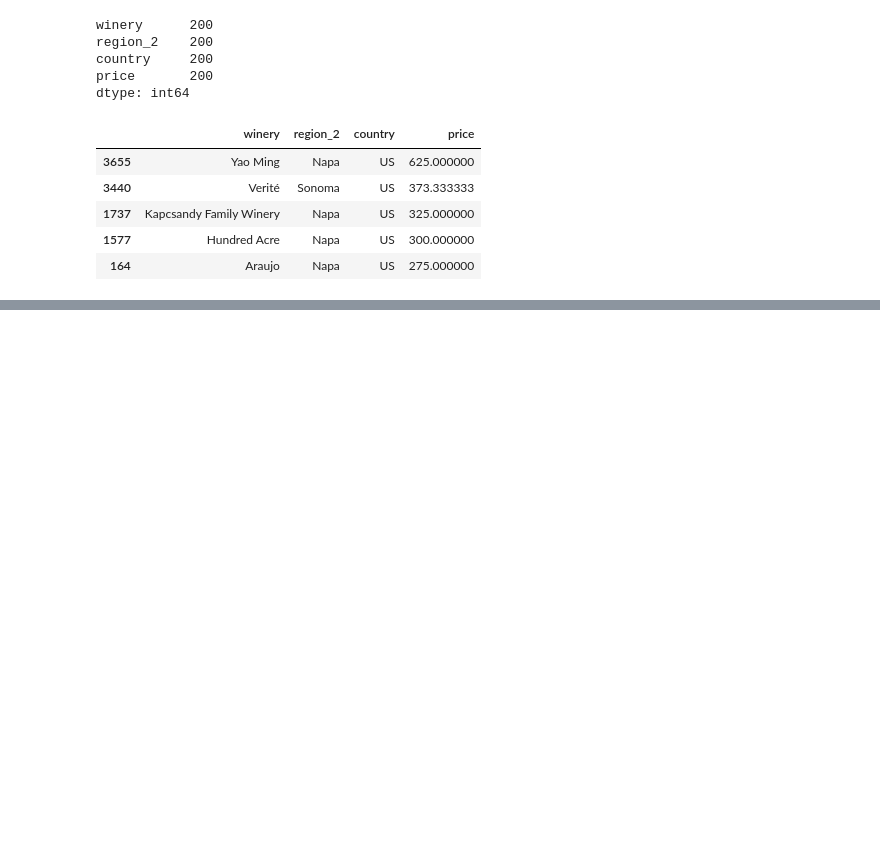
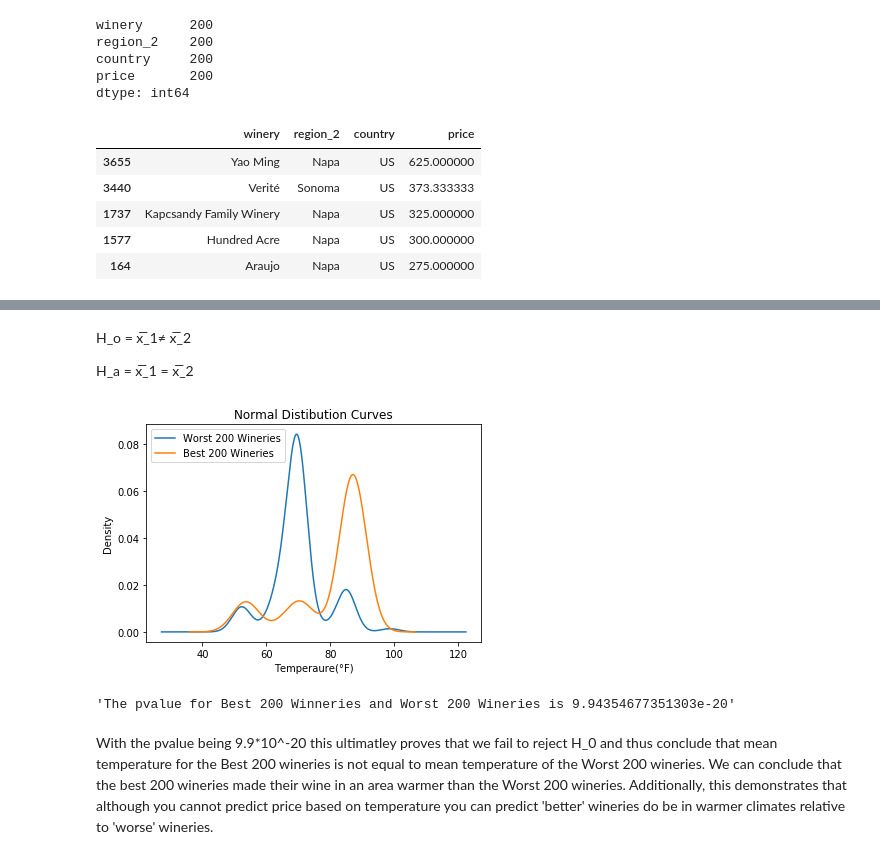
Before and after one commit to j1candel/Wine-Analysis-, a Jupyter notebook: Jovany's Work/jovy-wine-analysis .ipynb, the cells around one changed output, grey strips where cells are left out. Cells and saved outputs as stored; diff of their text form; code cells hidden in the pictures; blank space fills up the shorter version.

```diff
--- a/Jovany's Work/jovy-wine-analysis .ipynb
+++ b/Jovany's Work/jovy-wine-analysis .ipynb
@@ -360,0 +379,27 @@ Ttest_indResult(statistic=9.58889121675457, pvalue=9.94354677351303e-20)
+# %% [markdown]
+H_o = x̅_1≠ x̅_2
+
+H_a = x̅_1 = x̅_2
+# %%
+#Making a normal distibution curve for the temperatures
+ax = temp.plot.kde(label = 'Worst 200 Wineries')
+ax = best_temp.plot.kde(label = 'Best 200 Wineries')
+
+#Making a Legend
+plt.legend(loc='upper left')
+
+#Giving Labels
+plt.title('Normal Distibution Curves')
+plt.xlabel('Temperaure(°F)')
+
+plt.savefig('Normal_Distribution.png')
+# %% [output]
+[figure, added]
+# %%
+#Finding the p_value and printing
+p_value = ttest_ind(best_temp, temp)
+(f'The pvalue for Best 200 Winneries and Worst 200 Wineries is {p_value[1]}')
+# %% [output]
+'The pvalue for Best 200 Winneries and Worst 200 Wineries is 9.94354677351303e-20'
+# %% [markdown]
+With the pvalue being 9.9*10^-20 this ultimatley proves that we fail to reject H_0 and thus conclude that mean temperature for the Best 200 wineries is not equal to mean temperature of the Worst 200 wineries. We can conclude that the best 200 wineries made their wine in an area warmer than the Worst 200 wineries. Additionally, this demonstrates that although you cannot predict price based on temperature you can predict 'better' wineries do be in warmer climates relative to 'worse' wineries.
```
Also changed, not shown: parts of 31 cells of this notebook, 15 other files.
